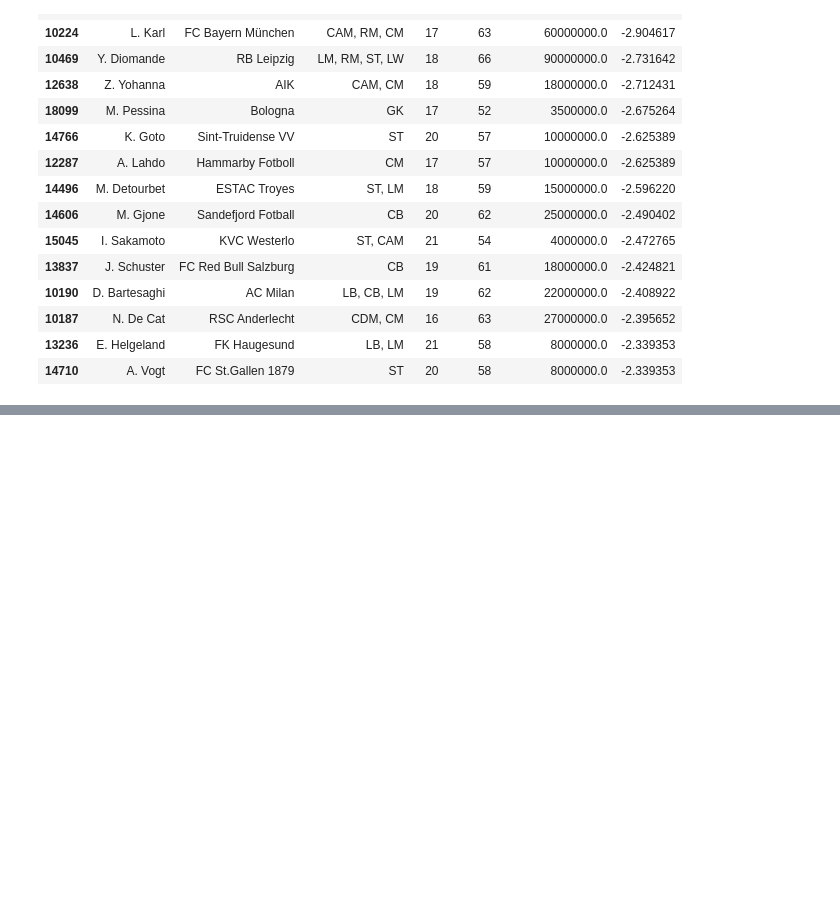
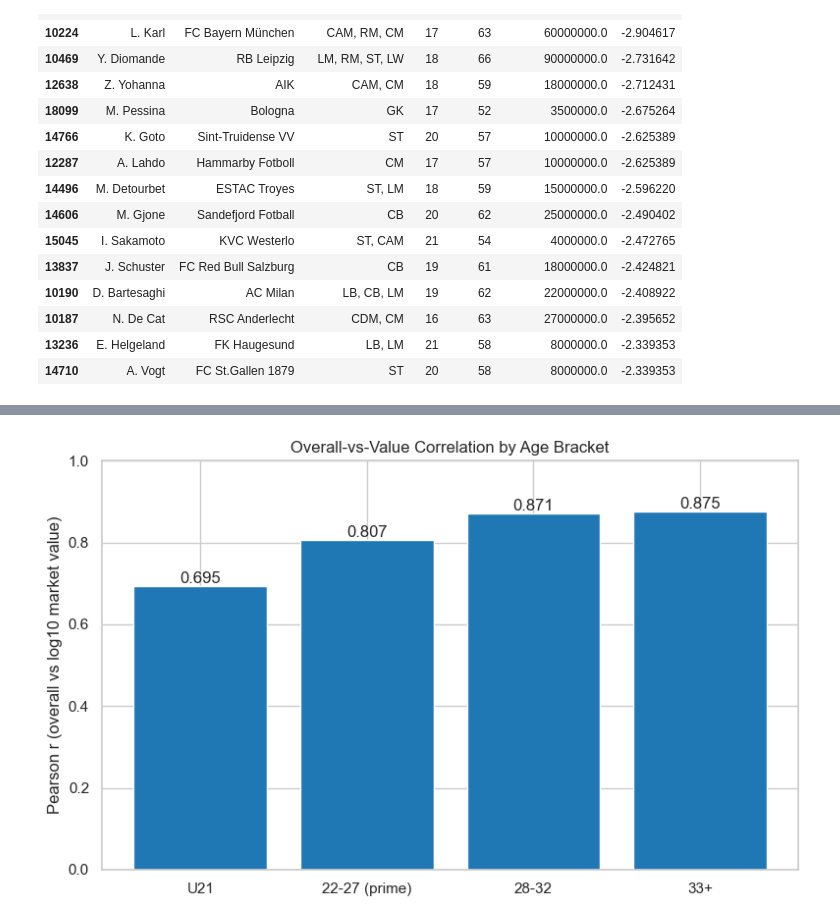
Before and after one commit to thompgt/fc26-player-analysis, a Jupyter notebook: notebooks/02_rating_validation.ipynb, the cells around one changed output, grey strips where cells are left out. Drawn from its saved outputs; the diff is of its cells as text; code cells hidden in the pictures; blank space fills up the shorter version.

```diff
--- a/notebooks/02_rating_validation.ipynb
+++ b/notebooks/02_rating_validation.ipynb
@@ -399,0 +393,22 @@ Most UNDER-rated by FC26 vs market value:
+# %%
+def age_bracket(a):
+    if a <= 21:
+        return "U21"
+    if a <= 27:
+        return "22-27 (prime)"
+    if a <= 32:
+        return "28-32"
+    return "33+"
+
+tm["age_bracket"] = tm["age"].apply(age_bracket)
+bracket_order = ["U21", "22-27 (prime)", "28-32", "33+"]
+
+bracket_corr = (
+    tm.groupby("age_bracket")
+    .apply(lambda g: pd.Series({
+        "n": len(g),
+        "pearson_r": stats.pearsonr(g["overall"], g["log_value"])[0],
+    }), include_groups=False)
+    .loc[bracket_order]
+)
+bracket_corr
@@ -399,0 +422,11 @@ Most UNDER-rated by FC26 vs market value:
+# %%
+fig, ax = plt.subplots(figsize=(8, 5))
+bars = ax.bar(bracket_corr.index, bracket_corr["pearson_r"], color="#1f77b4")
+ax.bar_label(bars, fmt="%.3f")
+ax.set_ylim(0, 1)
+ax.set_ylabel("Pearson r (overall vs log10 market value)")
+ax.set_title("Overall-vs-Value Correlation by Age Bracket")
+plt.tight_layout()
+plt.show()
+# %% [output]
+[figure, added]
```
Also changed, not shown: parts of 13 cells of this notebook.
